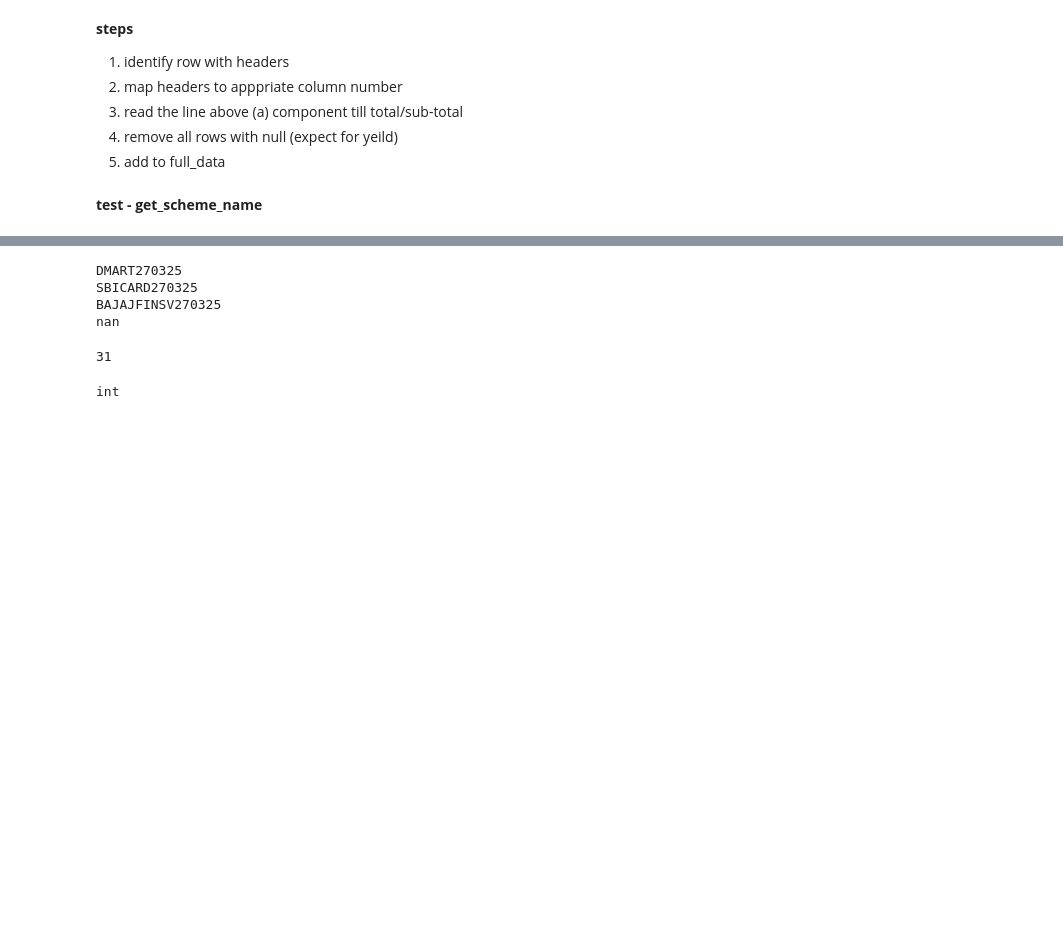
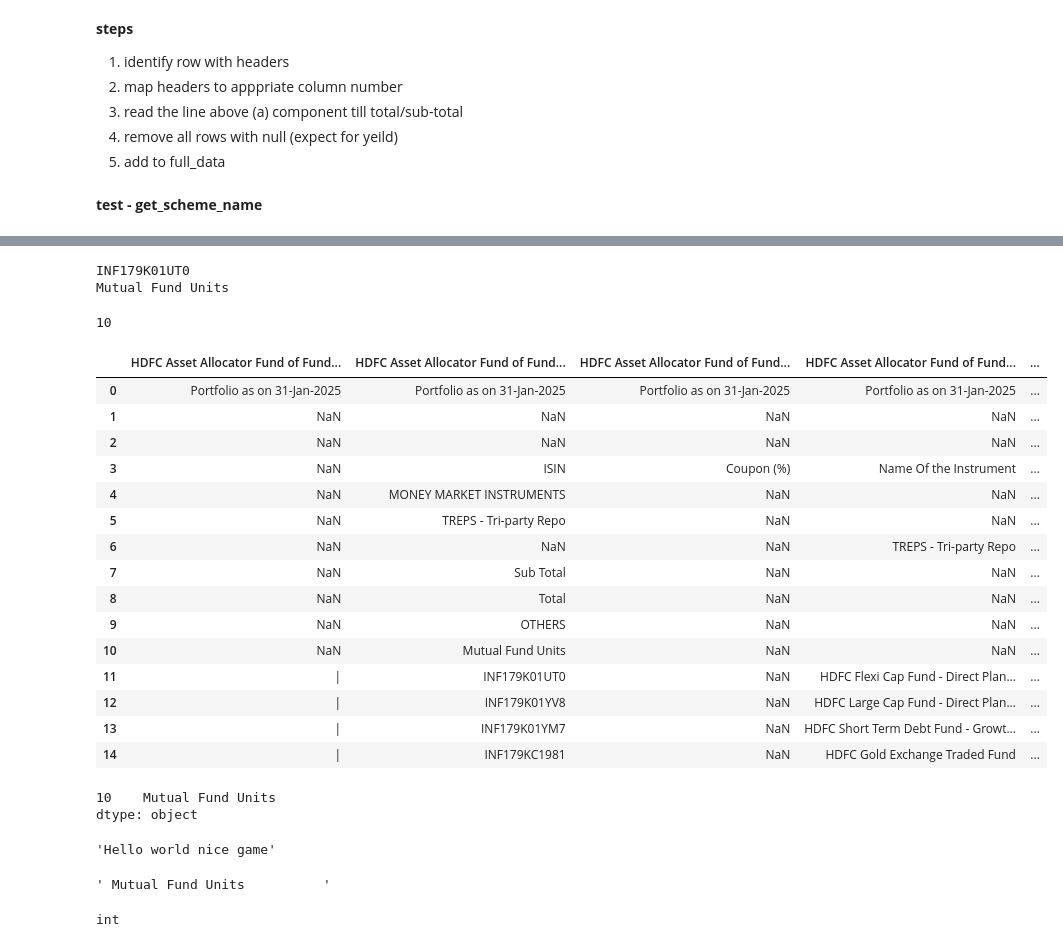
Before and after one commit to vaibhaVishwakarma/AssetManagmentCompanyParser, a Jupyter notebook: test.ipynb, the cells around one changed output, grey strips where cells are left out. Cells and saved outputs as stored; diff of their text form; code cells hidden in the pictures; blank space fills up the shorter version.

Commit message:
#Todo - few Refinements & test other funds

```diff
--- a/test.ipynb
+++ b/test.ipynb
@@ -30,14 +30,5 @@ def read_excel_file(file_path):
 **test - get_scheme_name**
 # %%
 import os
-path = r"data\\data\\Mirae Asset Mutual Fund"
+path = r"data\\data\\HDFC Mutual Fund"
 tables = os.listdir(path)
-all_sheets = []
-
-for filepath in tables:
-    df_raw = read_excel_file(f"{path}/{filepath}")
-    if df_raw is None:
-        continue
-    for sheet_name, sheet_df in df_raw.items():
-        # if sheet_name not in sheets_to_avoid:
-        all_sheets.append(sheet_df)
@@ -47,14 +51,55 @@ t = AMCPortfolioParser(config={"ISIN_file":"ISIN/fundisin.xlsx"})
 # %%
-df = all_sheets[0]
+df = all_sheets[2]
 rows = df.fillna(" ").agg(" ".join , axis = 1).apply(str.lower)
 df = df.iloc[rows[rows.apply(lambda x : "stock exchang" not in x or not ("index" in x and "stock" in x))].index.to_list()]
-t._get_investment_type(df , 35 , 1)
+isin_col = 1
+row_num = t._get_investment_type(df , 12 , isin_col)
+row_num
 # %% [output]
-DMART270325
-SBICARD270325
-BAJAJFINSV270325
-nan
+INF179K01UT0
+Mutual Fund Units
-31
+10
+# %%
+df.head(15)
+# %% [output]
+|  | HDFC Asset Allocator Fund of Fund... | HDFC Asset Allocator Fund of Fund... | HDFC Asset Allocator Fund of Fund... | HDFC Asset Allocator Fund of Fund... | ... |
+| 0 | Portfolio as on 31-Jan-2025 | Portfolio as on 31-Jan-2025 | Portfolio as on 31-Jan-2025 | Portfolio as on 31-Jan-2025 | ... |
+| 1 | NaN | NaN | NaN | NaN | ... |
+| 2 | NaN | NaN | NaN | NaN | ... |
+| 3 | NaN | ISIN | Coupon (%) | Name Of the Instrument | ... |
+| 4 | NaN | MONEY MARKET INSTRUMENTS | NaN | NaN | ... |
+| 5 | NaN | TREPS - Tri-party Repo | NaN | NaN | ... |
+| 6 | NaN | NaN | NaN | TREPS - Tri-party Repo | ... |
+| 7 | NaN | Sub Total | NaN | NaN | ... |
+| 8 | NaN | Total | NaN | NaN | ... |
+| 9 | NaN | OTHERS | NaN | NaN | ... |
+| 10 | NaN | Mutual Fund Units | NaN | NaN | ... |
+| 11 | | | INF179K01UT0 | NaN | HDFC Flexi Cap Fund - Direct Plan... | ... |
+| 12 | | | INF179K01YV8 | NaN | HDFC Large Cap Fund - Direct Plan... | ... |
+| 13 | | | INF179K01YM7 | NaN | HDFC Short Term Debt Fund - Growt... | ... |
+| 14 | | | INF179KC1981 | NaN | HDFC Gold Exchange Traded Fund | ... |
+# %%
+df[row_num:row_num+1].fillna("").agg("".join, axis = 1)
+# %% [output]
+10    Mutual Fund Units
+dtype: object
+# %%
+import re
+re.sub("\s+"," ","Hello world    nice game")
+# %% [output]
+'Hello world nice game'
+# %%
+import re
+type_name_idx = row_num
+
+type_name =  df[type_name_idx:type_name_idx+1].fillna("").agg(" ".join , axis = 1).iloc[0]
+if("(" not in type_name): type_name = re.sub(r"[^\)]\)","",type_name)
+type_name = re.sub(r"\([^)]*\)", "", type_name)
+type_name = re.sub(r"[^a-zA-Z\s\&\-/\\]" , "" , type_name)
+type_name = re.sub(r"(?<!\w)(nan)+(?!\w)", "", type_name ,flags=re.IGNORECASE)
+type_name
+# %% [output]
+' Mutual Fund Units          '
 # %%
 rows[rows.apply(lambda x : "grand total" in x)].index.to_list()[0]
 # %% [output]
```
Also changed, not shown: parts of 3 cells of this notebook, 26 other files.
